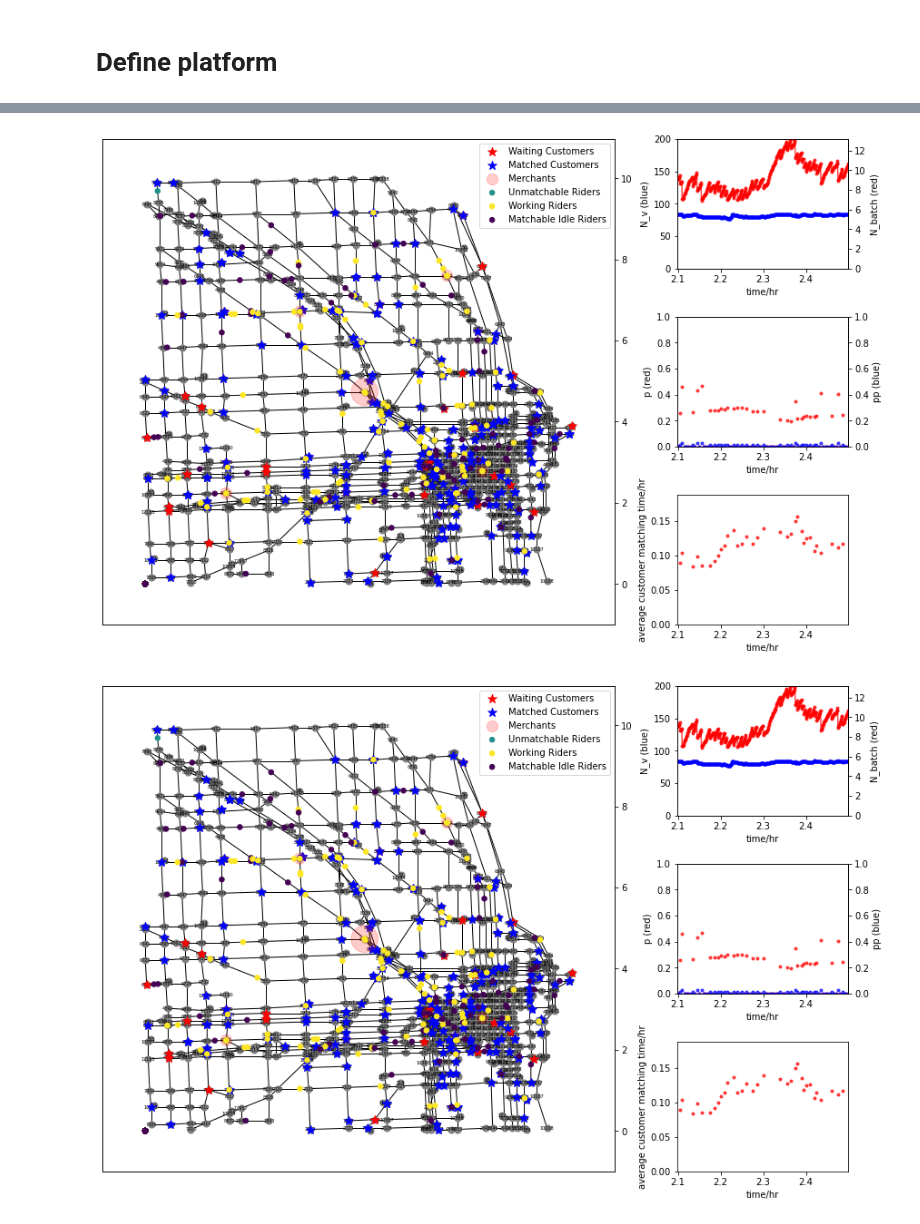
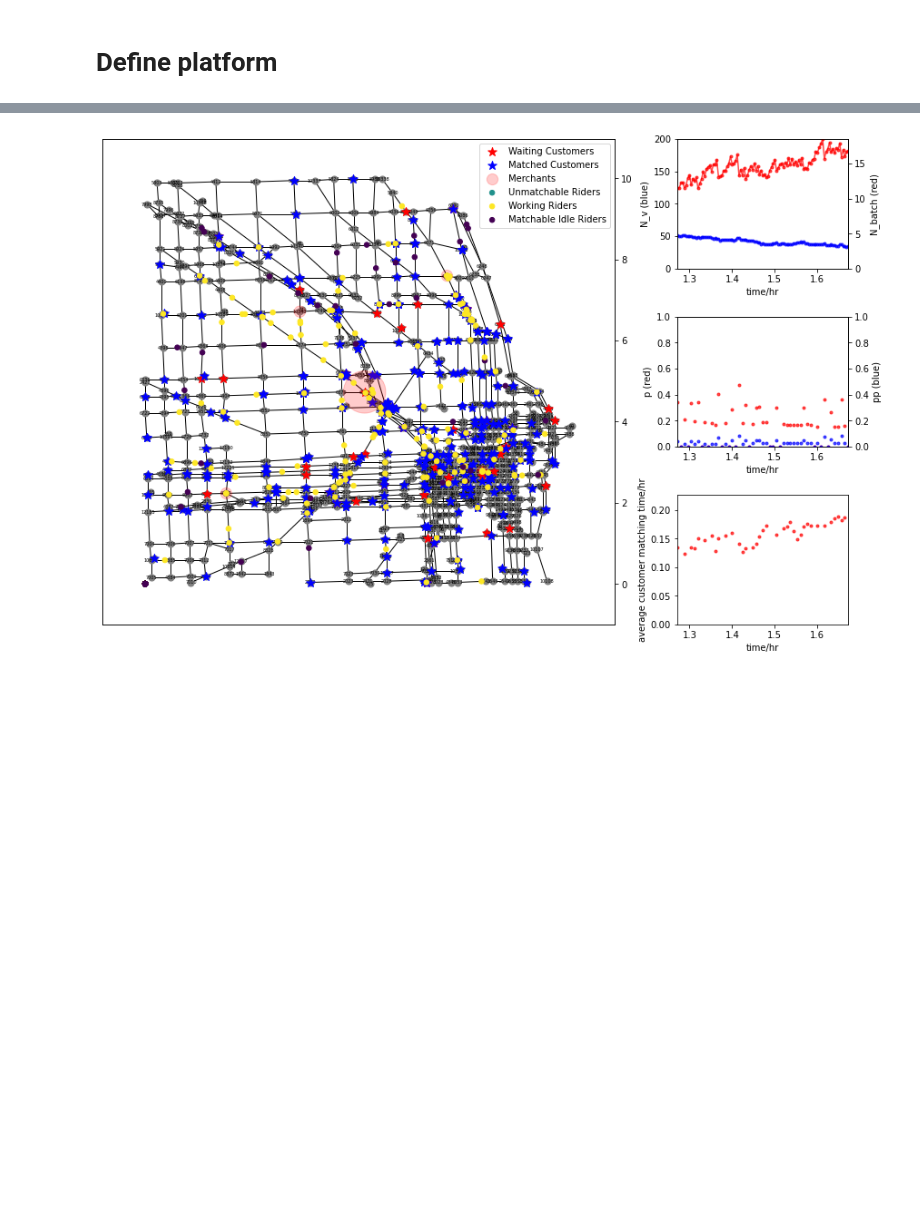
Before and after one commit to khzhang2/FD_Simulator, a Jupyter notebook: Simulator Notebook.ipynb, the cells around one changed output, grey strips where cells are left out. Drawn from its saved outputs; the diff is of its cells as text; code cells hidden in the pictures; blank space fills up the shorter version.

Commit message:
update, can control random state

```diff
--- a/Simulator Notebook.ipynb
+++ b/Simulator Notebook.ipynb
@@ -1,6 +1,6 @@
 # %%
 import numpy as np
-np.random.seed(42)
+rd_st = np.random.RandomState(42)
 import pandas as pd
 import matplotlib.pyplot as plt
 import matplotlib.gridspec as gridspec
@@ -138,9 +138,9 @@ class platform:
         c = 0
         while True and n > 0:
             ind = self.customer_df.shape[0]
-            node_ID = np.random.choice(list(nodes['NodeName']))
+            node_ID = rd_st.choice(list(nodes['NodeName']))
             node_position = get_node_xy(node_ID)
-            merchant_node = np.random.choice(merchant_node_set)
+            merchant_node = rd_st.choice(merchant_node_set)
 
             if np.linalg.norm(node_position - get_node_xy(merchant_node)) < cR:
                 new_customer = pd.DataFrame(
@@ -156,7 +156,7 @@ class platform:
 
     def acquire_order(self, q):
         # num_generated_order_c is continuous ('_c'), not discrete
-        num_generated_order_c = np.random.rand() * q * t_resolution * 2
+        num_generated_order_c = rd_st.rand() * q * t_resolution * 2
         self.num_accumulated_order += num_generated_order_c
         num_generated_order = int(self.num_accumulated_order - self.customer_df.shape[0])
 
@@ -206,7 +206,7 @@ class platform:
                 len(acc_ord_this_mer) // self.k
             )
 
-            matched_rider_IDs_this_merchant = list(np.random.choice(
+            matched_rider_IDs_this_merchant = list(rd_st.choice(
                 idle_rider_IDs_this_merchant,
                 num_required_riders_this_merchant,
                 replace=False
@@ -257,14 +257,14 @@ def move_all_riders():
 config_set = []
 rider_set = []
 N = 200
-q_bar = 300
+q_bar = 400
 r = 4
 cR = 5
 k = 3
 t = 0.005
 
 Delta = cR
-t_resolution = 0.001
+t_resolution = 0.004
 match_period = t//t_resolution if t%t_resolution==0 else t//t_resolution+1
 
 dec_var = {
@@ -286,10 +286,10 @@ new_rider_count = 0
 while new_rider_count < num_new_riders:
     config_i = {
         'ID': num_exist_riders + new_rider_count,
-        'initial_position': np.array([np.random.rand()*nodes['x'].max(), np.random.rand()*nodes['y'].max()]),
-        'maxspeed': np.random.randint(10, 20)
+        'initial_position': np.array([rd_st.rand()*nodes['x'].max(), rd_st.rand()*nodes['y'].max()]),
+        'maxspeed': rd_st.randint(10, 20)
     }
-    rider_i = rider(config_i, dec_var, merchant_node_set)
+    rider_i = rider(config_i, dec_var, merchant_node_set, rd_st)
 
     config_set.append(config_i)
     rider_set.append(rider_i)
@@ -376,7 +393,7 @@ line4, = ax4.plot([], [], 'r.-', alpha=0.7)
 line5, = ax5.plot([], [], 'b.-', alpha=0.7)
 line6, = ax6.plot([], [], 'r.-', alpha=0.7)
 
-while c < 2500:
+while c <= 1100:
     idle_rider_IDs = []
     for i in range(N):
         if rider_set[i].state=='idle' and rider_set[i].if_matchable:
@@ -435,7 +452,7 @@ while c < 2500:
     pp_set.append(pp)
     avg_W_cq_set.append(avg_W_cq)
 
-    if c>1000 and c%1==0:
+    if c>=300 and c%1==0:
         # plot customers
         if virtual_plat.customer_df.shape[0]>0:
             cust_pos = np.array(virtual_plat.customer_df[['position_x', 'position_y']].to_numpy())
@@ -460,35 +477,34 @@ while c < 2500:
         # plot merchants
         merchant_pos = [[get_node_xy(i)[0], get_node_xy(i)[1]] for i in merchant_node_set]
         scat4.set_offsets(np.array(merchant_pos))
         acc_orders_by_merchant = []
         for i in merchant_node_set:
             acc_orders_by_merchant.append(virtual_plat.customer_df.loc[virtual_plat.customer_df['merchant_node']==i].shape[0])
         scat4.set_sizes(150 + np.array(acc_orders_by_merchant)**2)
 
         line2.set_data(x_axis, num_idle_rider_IDs_set)
         ax2.set_ylim([min(num_idle_rider_IDs_set), N])
         line3.set_data(x_axis, num_accumulated_batch_set)
         ax3.set_ylim([0, max(num_accumulated_batch_set)])
         line4.set_data(x_axis, p_set)
         line5.set_data(x_axis, pp_set)
         line6.set_data(x_axis, avg_W_cq_set)
 
         ax2.set_xlim([max(0, time_now - 0.4), time_now])
         ax3.set_xlim([max(0, time_now - 0.4), time_now])
         ax4.set_xlim([max(0, time_now - 0.4), time_now])
         ax5.set_xlim([max(0, time_now - 0.4), time_now])
         ax6.set_xlim([max(0, time_now - 0.4), time_now])
         if np.isnan(np.nanmax(avg_W_cq_set))==False:
             ax6.set_ylim([0, 1.2 * np.nanmax(avg_W_cq_set)])
 
         display.clear_output(wait=True)
         display.display(plt.gcf())
 
         fig.savefig('./res_img/%i%.4f.png'%(time_now//10, time_now-time_now//10*10 ), dpi=75)
     c += 1
 # %% [output]
-[figure, old version]
+[figure, new version]
-[figure, removed]
 # %%
 # # make gif
 # import glob
```
Also changed, not shown: parts of 3 cells of this notebook, 1 other file.
